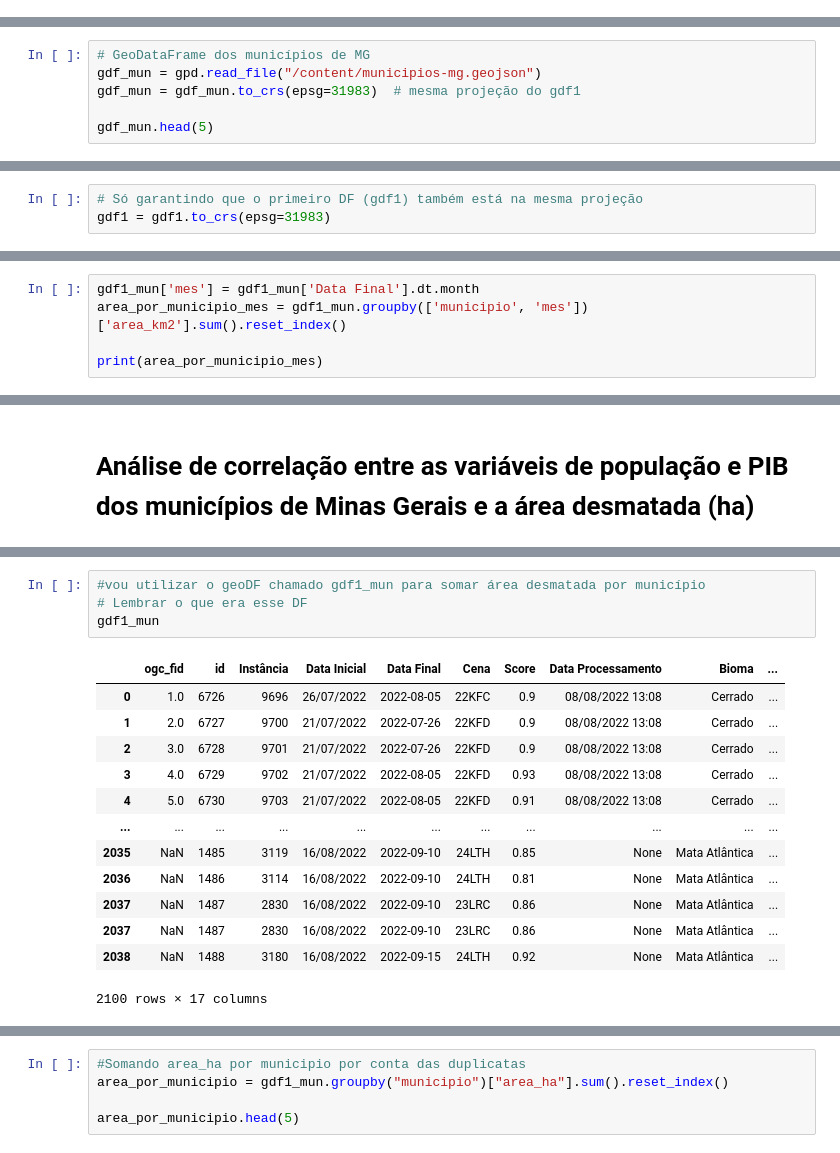
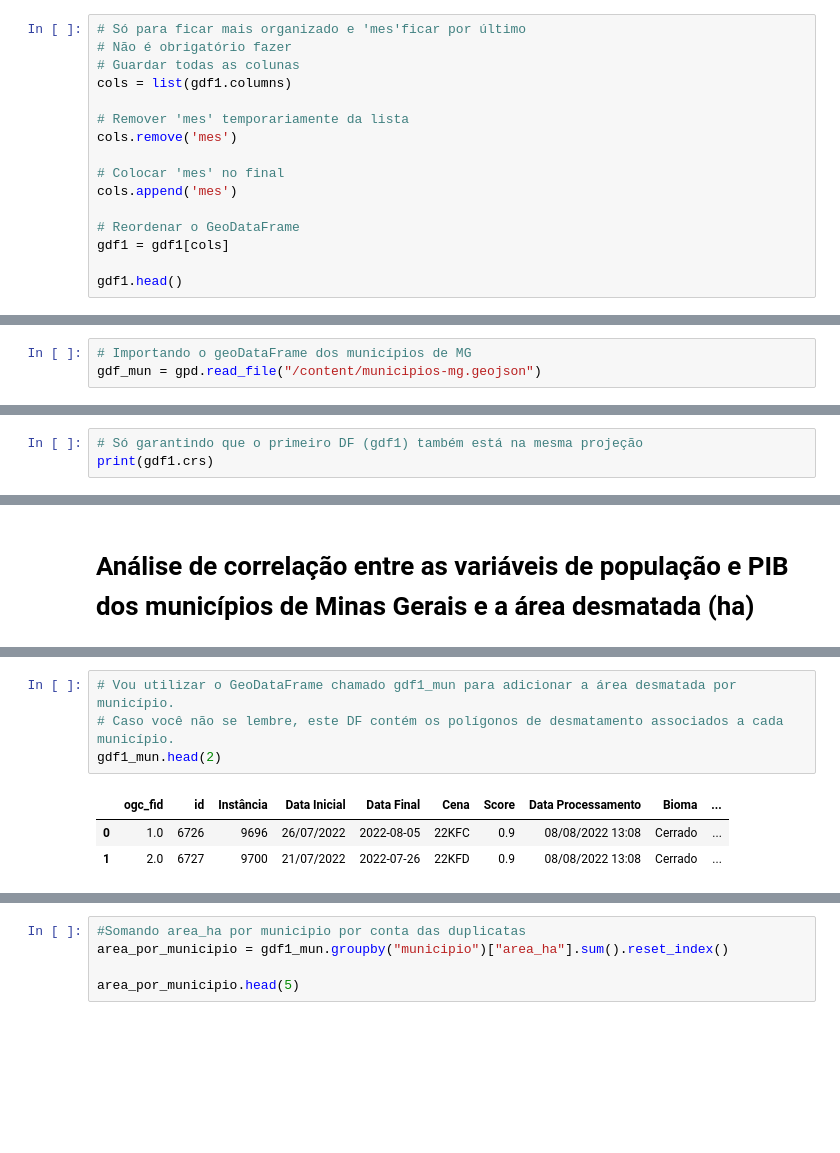
Before and after one commit to isabellehaga/aq-data-scientist-test, a Jupyter notebook: 02_analise.ipynb, the cells around one changed output, grey strips where cells are left out. Cells and saved outputs as stored; diff of their text form; blank space fills up the shorter version.

```diff
--- a/02_analise.ipynb
+++ b/02_analise.ipynb
@@ -130,0 +162,16 @@ gdf1.head()
+# %%
+# Só para ficar mais organizado e 'mes'ficar por último
+# Não é obrigatório fazer
+# Guardar todas as colunas
+cols = list(gdf1.columns)
+
+# Remover 'mes' temporariamente da lista
+cols.remove('mes')
+
+# Colocar 'mes' no final
+cols.append('mes')
+
+# Reordenar o GeoDataFrame
+gdf1 = gdf1[cols]
+
+gdf1.head()
@@ -165,6 +233,3 @@ Como o arquivo focos-desmatamento-mg não possui a coluna minicipios precisamos
 # %%
-# GeoDataFrame dos municípios de MG
+# Importando o geoDataFrame dos municípios de MG
 gdf_mun = gpd.read_file("/content/municipios-mg.geojson")
-gdf_mun = gdf_mun.to_crs(epsg=31983)  # mesma projeção do gdf1
-
-gdf_mun.head(5)
@@ -178,3 +250,3 @@ gdf_mun.head(5)
 # %%
 # Só garantindo que o primeiro DF (gdf1) também está na mesma projeção
-gdf1 = gdf1.to_crs(epsg=31983)
+print(gdf1.crs)
@@ -203,8 +279,3 @@ gdf1_mun[['municipio']].head()
 | 2 | Comendador Gomes |
 | 3 | Comendador Gomes |
 | 4 | Comendador Gomes |
-# %%
-gdf1_mun['mes'] = gdf1_mun['Data Final'].dt.month
-area_por_municipio_mes = gdf1_mun.groupby(['municipio', 'mes'])['area_km2'].sum().reset_index()
-
-print(area_por_municipio_mes)
@@ -252,19 +352,9 @@ df_pop_pib.head(5)
 # %%
-#vou utilizar o geoDF chamado gdf1_mun para somar área desmatada por município
-# Lembrar o que era esse DF
-gdf1_mun
+# Vou utilizar o GeoDataFrame chamado gdf1_mun para adicionar a área desmatada por município.
+# Caso você não se lembre, este DF contém os polígonos de desmatamento associados a cada município.
+gdf1_mun.head(2)
 # %% [output]
 |  | ogc_fid | id | Instância | Data Inicial | Data Final | Cena | Score | Data Processamento | Bioma | ... |
 | 0 | 1.0 | 6726 | 9696 | 26/07/2022 | 2022-08-05 | 22KFC | 0.9 | 08/08/2022 13:08 | Cerrado | ... |
 | 1 | 2.0 | 6727 | 9700 | 21/07/2022 | 2022-07-26 | 22KFD | 0.9 | 08/08/2022 13:08 | Cerrado | ... |
-| 2 | 3.0 | 6728 | 9701 | 21/07/2022 | 2022-07-26 | 22KFD | 0.9 | 08/08/2022 13:08 | Cerrado | ... |
-| 3 | 4.0 | 6729 | 9702 | 21/07/2022 | 2022-08-05 | 22KFD | 0.93 | 08/08/2022 13:08 | Cerrado | ... |
-| 4 | 5.0 | 6730 | 9703 | 21/07/2022 | 2022-08-05 | 22KFD | 0.91 | 08/08/2022 13:08 | Cerrado | ... |
-| ... | ... | ... | ... | ... | ... | ... | ... | ... | ... | ... |
-| 2035 | NaN | 1485 | 3119 | 16/08/2022 | 2022-09-10 | 24LTH | 0.85 | None | Mata Atlântica | ... |
-| 2036 | NaN | 1486 | 3114 | 16/08/2022 | 2022-09-10 | 24LTH | 0.81 | None | Mata Atlântica | ... |
-| 2037 | NaN | 1487 | 2830 | 16/08/2022 | 2022-09-10 | 23LRC | 0.86 | None | Mata Atlântica | ... |
-| 2037 | NaN | 1487 | 2830 | 16/08/2022 | 2022-09-10 | 23LRC | 0.86 | None | Mata Atlântica | ... |
-| 2038 | NaN | 1488 | 3180 | 16/08/2022 | 2022-09-15 | 24LTH | 0.92 | None | Mata Atlântica | ... |
-2100 rows × 17 columns
 # %%
```
Also changed, not shown: parts of 55 cells of this notebook.
